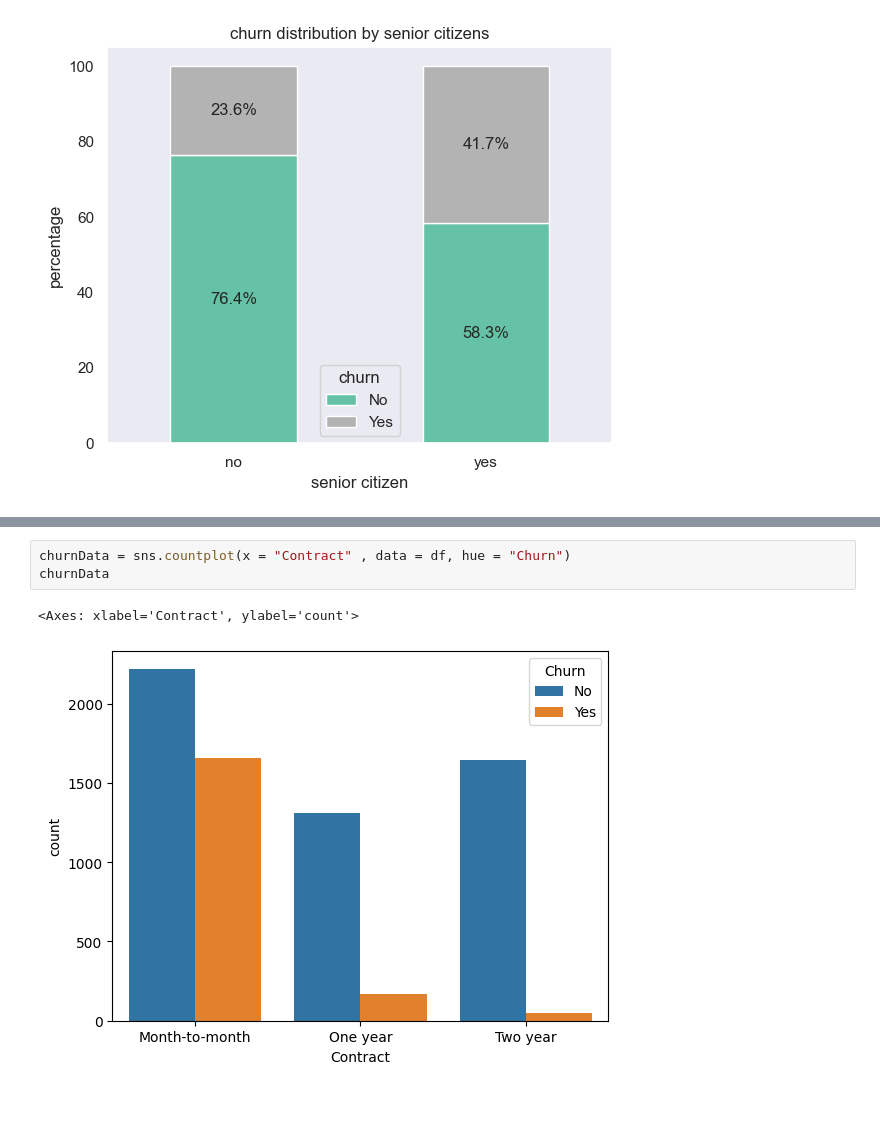
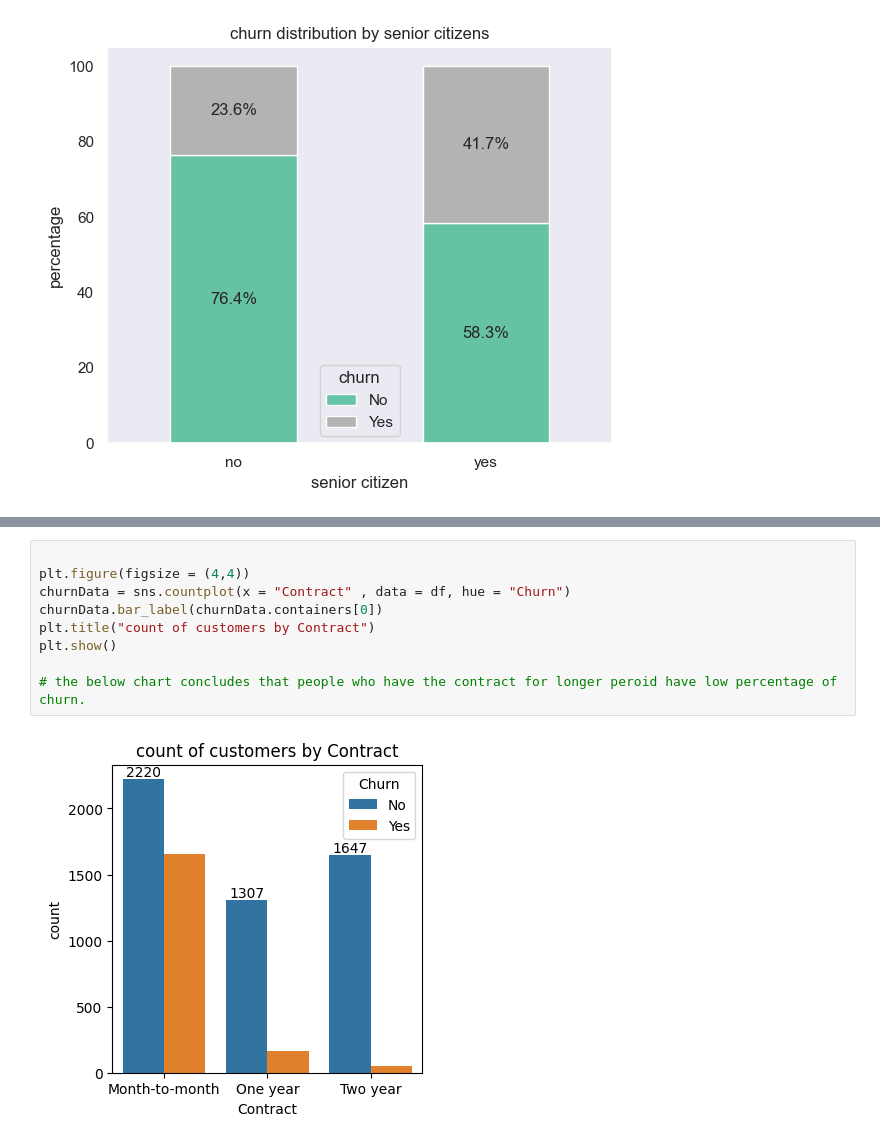
Before and after one commit to nazkisam/DataAnalysisTelecom, a Jupyter notebook: exploration.ipynb, the cells around one changed output, grey strips where cells are left out. Cells and saved outputs as stored; diff of their text form; blank space fills up the shorter version.

Commit message:
used label and loop to add numbers to each label

```diff
--- a/exploration.ipynb
+++ b/exploration.ipynb
@@ -180,9 +180,14 @@ sns.histplot(x="tenure" , data = df, bins = 72,
 plt.show()
 # %% [output]
 [figure]
-# %%
-churnData = sns.countplot(x = "Contract" , data = df, hue = "Churn")
-churnData
-# %% [output]
-<Axes: xlabel='Contract', ylabel='count'>
-[figure, removed]
+# %%
+
+plt.figure(figsize = (4,4))
+churnData = sns.countplot(x = "Contract" , data = df, hue = "Churn")
+churnData.bar_label(churnData.containers[0])
+plt.title("count of customers by Contract")
+plt.show()
+
+# the below chart concludes that people who have the contract for longer peroid have low percentage of churn.
+# %% [output]
+[figure, added]
```
Also changed, not shown: parts of 2 cells of this notebook.
